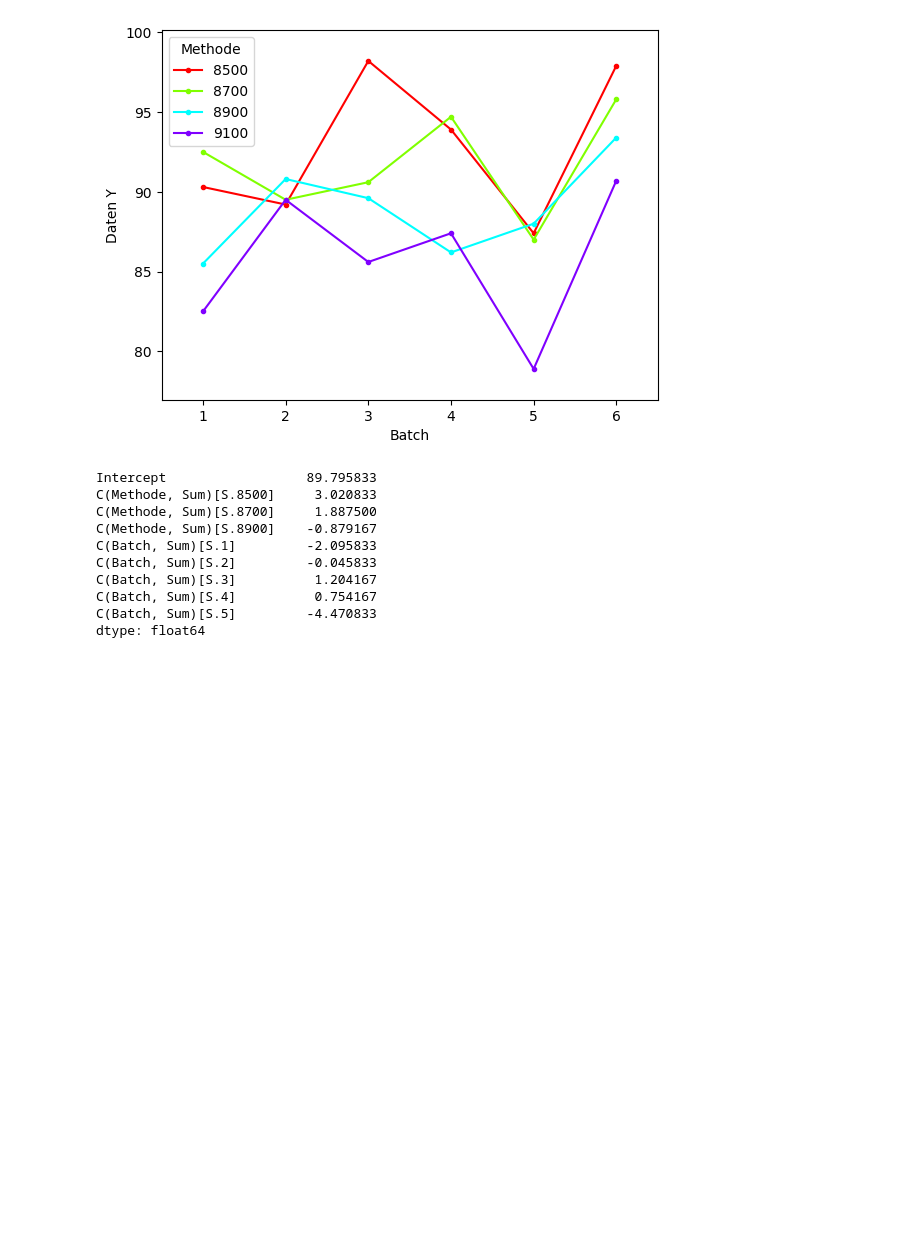
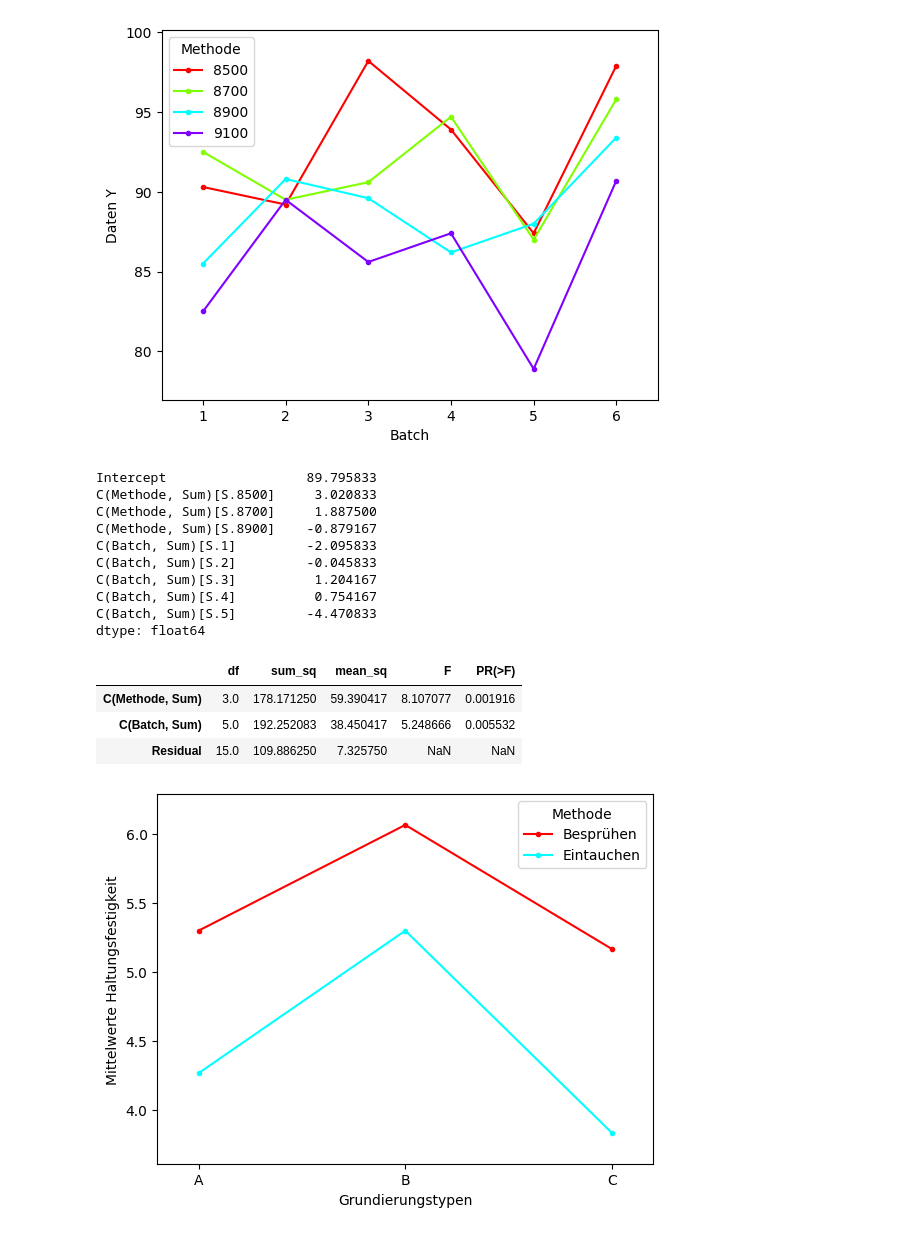
Before and after one commit to justinmeckmann1/stoc_hs24, a Jupyter notebook: SW_10/SW_10 Mitschrift.ipynb, the cells around one changed output. Cells and saved outputs as stored; diff of their text form; code cells hidden in the pictures; blank space fills up the shorter version.

```diff
--- a/SW_10/SW_10 Mitschrift.ipynb
+++ b/SW_10/SW_10 Mitschrift.ipynb
@@ -47,3 +47,29 @@ C(Batch, Sum)[S.3]          1.204167
 C(Batch, Sum)[S.4]          0.754167
 C(Batch, Sum)[S.5]         -4.470833
 dtype: float64
+# %%
+fit = ols("Y ~ C(Methode, Sum)+C(Batch, Sum)", data=Daten).fit()
+
+anova_lm(fit)
+# %% [output]
+|  | df | sum_sq | mean_sq | F | PR(>F) |
+| C(Methode, Sum) | 3.0 | 178.171250 | 59.390417 | 8.107077 | 0.001916 |
+| C(Batch, Sum) | 5.0 | 192.252083 | 38.450417 | 5.248666 | 0.005532 |
+| Residual | 15.0 | 109.886250 | 7.325750 | NaN | NaN |
+# %%
+Farbe = DataFrame({
+"Grund": np.repeat(["A", "B", "C"], 6),
+"Methode": np.tile(np.repeat(["Eintauchen", "Besprühen"], 3), 3),
+"Y": np.array([4, 4.5, 4.3, 5.4, 4.9, 5.6, 5.6, 4.9, 5.4, 5.8, 6.1,
+6.3, 3.8, 3.7, 4, 5.5, 5, 5])
+})
+
+interaction_plot(x=Farbe["Grund"], trace=Farbe["Methode"],
+response=Farbe["Y"])
+
+plt.xlabel("Grundierungstypen")
+plt.ylabel("Mittelwerte Haltungsfestigkeit")
+
+plt.show()
+# %% [output]
+[figure, added]
```
